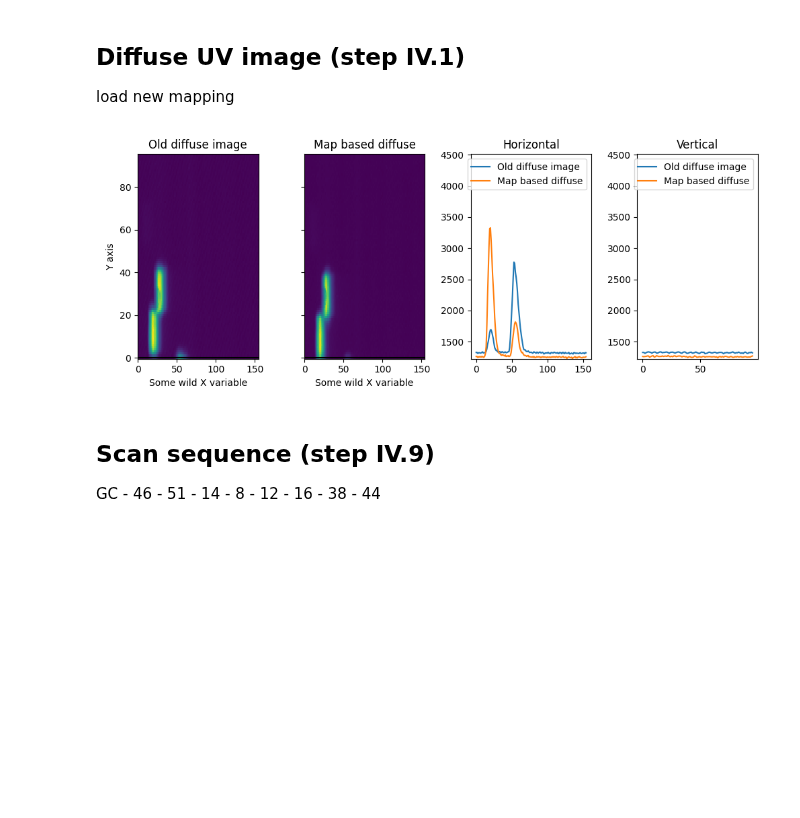
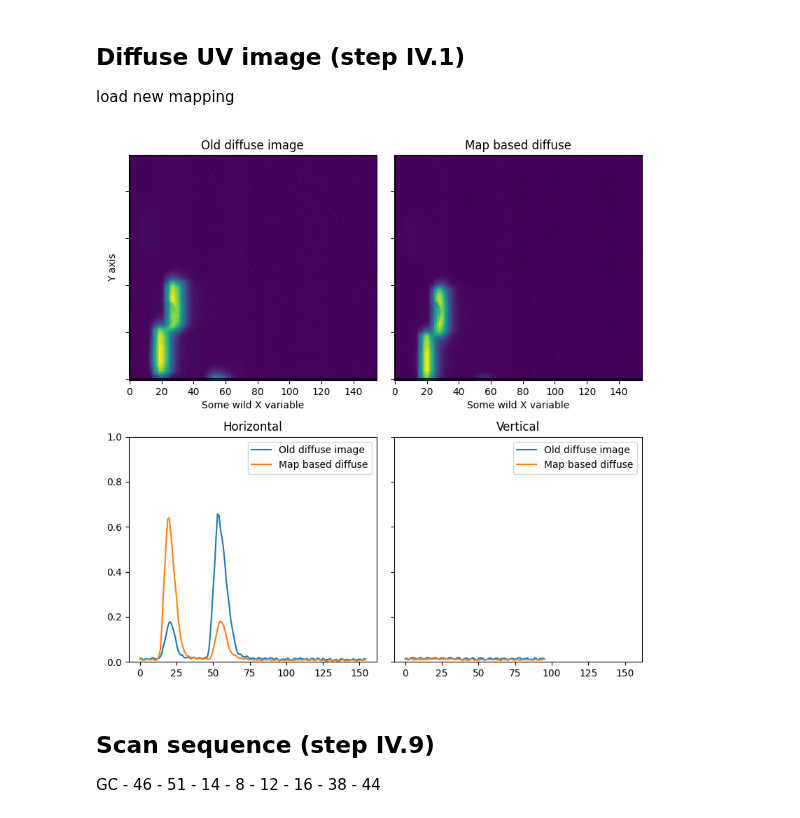
Before and after one commit to vpicouet/FireBallPipe, a Jupyter notebook: Notebook/XY_2022_F1.ipynb, the cells around one changed output. Drawn from its saved outputs; the diff is of its cells as text; code cells hidden in the pictures; blank space fills up the shorter version.

Commit message:
Plot diffuse image in XY_2022_F1

```diff
--- a/Notebook/XY_2022_F1.ipynb
+++ b/Notebook/XY_2022_F1.ipynb
@@ -84,26 +81,27 @@ load new mapping
 # %%
 # mask_det_map_file = cloudpath + 'TestsFTS2018-Flight/E2E-AIT-Flight/XYCalibration/Detector_Mask_mappings/mapping-mask-det-180612-F1.pkl'
 # mask_det_map_file ="Calibration/Mappings/2022/mapping-mask-det-w-2022-5-F1.pkl"
 # for ax, file in zip(axes,[mapping_diffuse_image,new_diffuse_image]])
 data1 = fits.open(mapping_diffuse_image)[0].data[1404:1500,1925:2080]
 data2 = fits.open(new_diffuse_image)[0].data[1404:1500,1925:2080]
+data1 = (data1-data1.min()) / (data1-data1.min()).ptp()
+data2 = (data2-data2.min()) / (data2-data2.min()).ptp()
 
 from mpl_interactions import heatmap_slicer
 fig, axes = heatmap_slicer(
     np.arange(data2.shape[1]),
     np.arange(data2.shape[0]),
     (data1, data2),
     slices="both",
-    figsize = (10,4),
+    figsize = (8,8),
     heatmap_names=("Old diffuse image", "Map based diffuse"),
     labels=("Some wild X variable", "Y axis"),
-    interaction_type="move",
-)
+    interaction_type="click")
 
 plt.tight_layout()
 plt.show()
 # %% [output]
-[figure, old version]
+[figure, new version]
 # %%
 offset = np.array([5., 10.])
 G2UV.set_detector_mapping(mask_det_map, offsets = offset+1)
```
Also changed, not shown: parts of 1 cell of this notebook.
